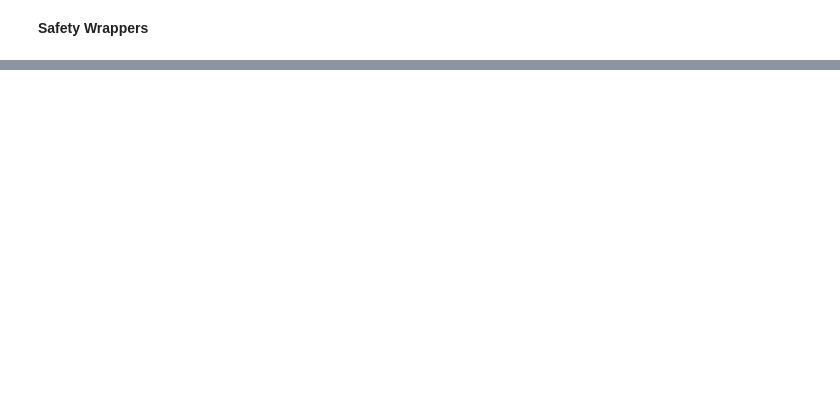
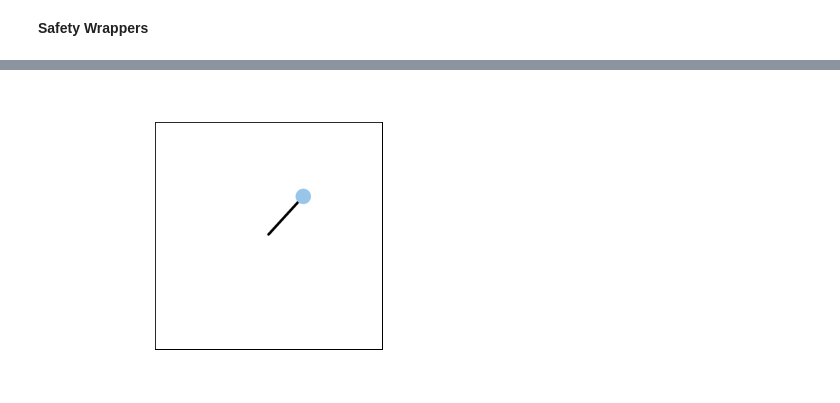
Before and after one commit to MarlonMueller/stable-baselines3-contrib, a Jupyter notebook: notebook.ipynb, the cells around one changed output, grey strips where cells are left out. Drawn from its saved outputs; the diff is of its cells as text; code cells hidden in the pictures; blank space fills up the shorter version.

```diff
--- a/notebook.ipynb
+++ b/notebook.ipynb
@@ -117,0 +123,3 @@ The action space itself can be altered via **alter_action_space**: Optional[gym.
+# %%
+alter_action_space = gym.spaces.Discrete(21)
+transform_action_space_fn = lambda a: 3 * (a - 10)
@@ -117,0 +146,37 @@ The action space itself can be altered via **alter_action_space**: Optional[gym.
+# %%
+from sb3_contrib import SafetyMask
+
+def punishment_fn(env, safe_region, action_rl, mask, next_mask):
+    if mask[-1] == 1:
+        return min(0, np.sum(next_mask[:-1]) - np.sum(mask[:-1]), -abs(action_rl))
+    else:
+        return min(0, np.sum(next_mask[:-1]) - np.sum(mask[:-1]))
+
+# Initialise environment
+env = gym.make('MathPendulum-v0', init="random", safe_region=safe_region)
+
+env = SafetyMask(
+                env=env,
+                safe_region=safe_region,
+                dynamics_fn=dynamics_fn,
+                safe_action_fn=safe_action_fn,
+                punishment_fn=punishment_fn,
+                transform_action_space_fn=transform_action_space_fn,
+                alter_action_space=alter_action_space)
+
+# Wrap with Monitor (suppress warnings)
+env = Monitor(env)
+# Wrap with DummyVecEnv
+env = DummyVecEnv([lambda: env])
+
+# Rollout
+#rollout(env, render=True, rgb_array=False, sleep=0.25)
+
+# Rollout and save as gif
+frames = rollout(env, render=True, rgb_array=True, sleep=0)
+anim = animate(frames, dpi=75)
+anim.save('gifs/mask.gif', writer='imagemagick', fps=20)
+with open('gifs/mask.gif','rb') as f:
+    display(Image(data=f.read(), format='png'))
+# %% [output]
+[figure, added]
```
Also changed, not shown: parts of 34 cells of this notebook, 5 other files.
